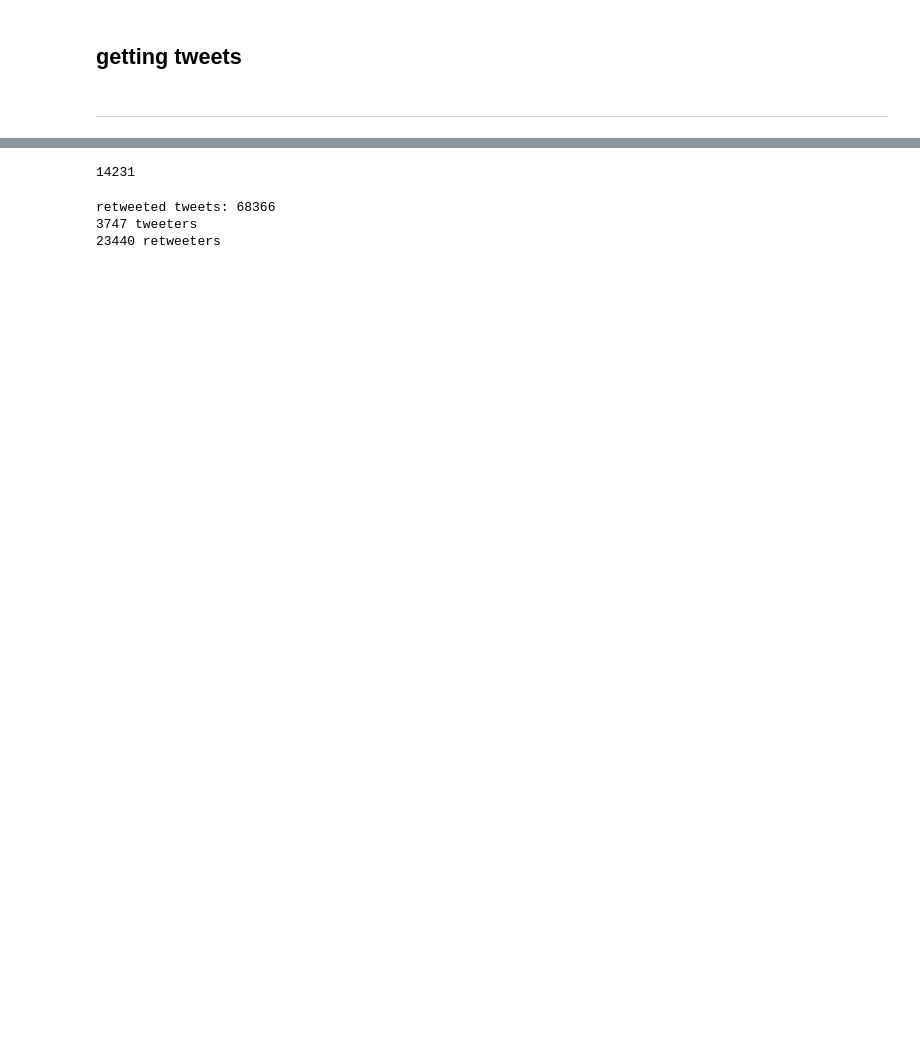
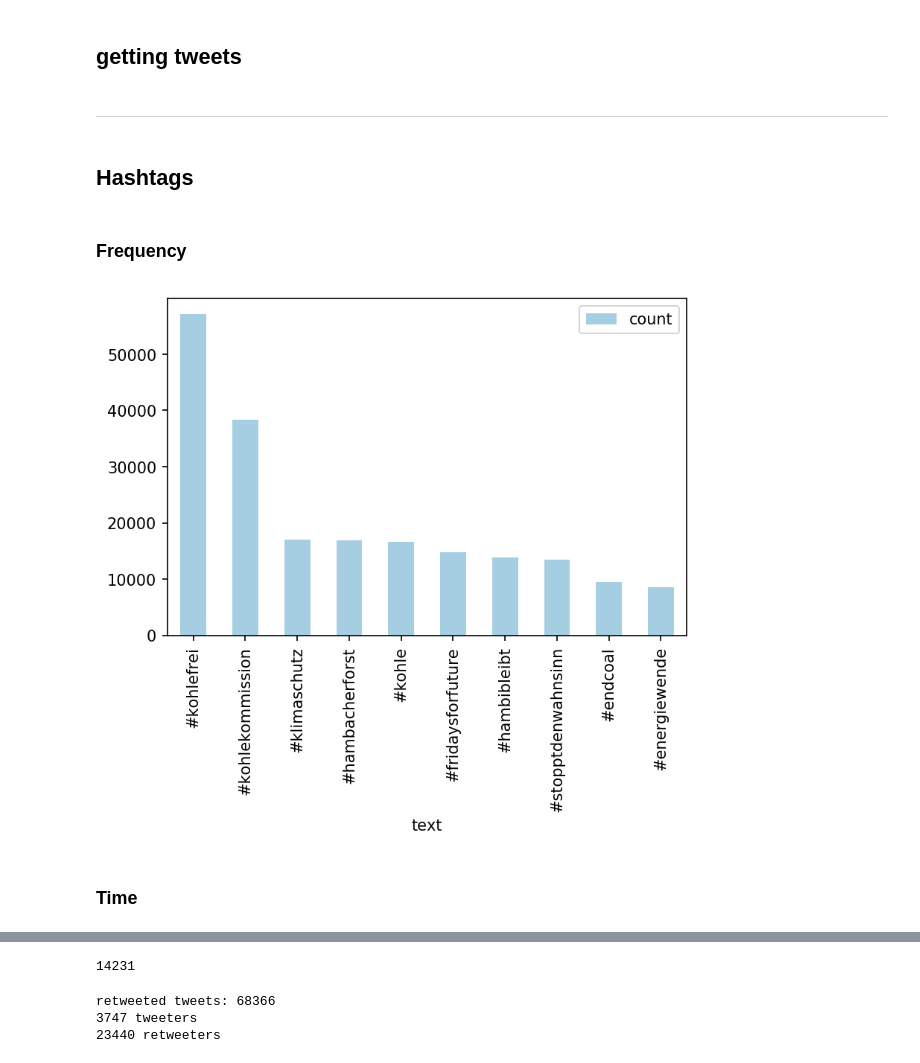
Before and after one commit to yuantinglee/twitter-discourse, a Jupyter notebook: analysis/rt_network.ipynb, the cells around one changed output, grey strips where cells are left out. Drawn from its saved outputs; the diff is of its cells as text; code cells hidden in the pictures; blank space fills up the shorter version.

```diff
--- a/analysis/rt_network.ipynb
+++ b/analysis/rt_network.ipynb
@@ -124,2 +130,6 @@ qcomb = query1 | query2
 # %% [markdown]
 ---
+# %% [markdown]
+## Hashtags
+# %% [markdown]
+### Frequency
@@ -125,0 +146,11 @@ qcomb = query1 | query2
+# %%
+fig, ax = plt.subplots(dpi=150)
+
+ht_df = pd.DataFrame.from_dict(hts).sort_values('count',ascending=False)
+ht_df.head(11).tail(10).plot.bar('text','count',colormap='Paired',ax = ax)
+
+plt.show()
+# %% [output]
+[figure, added]
+# %% [markdown]
+### Time
```
Also changed, not shown: parts of 25 cells of this notebook.
